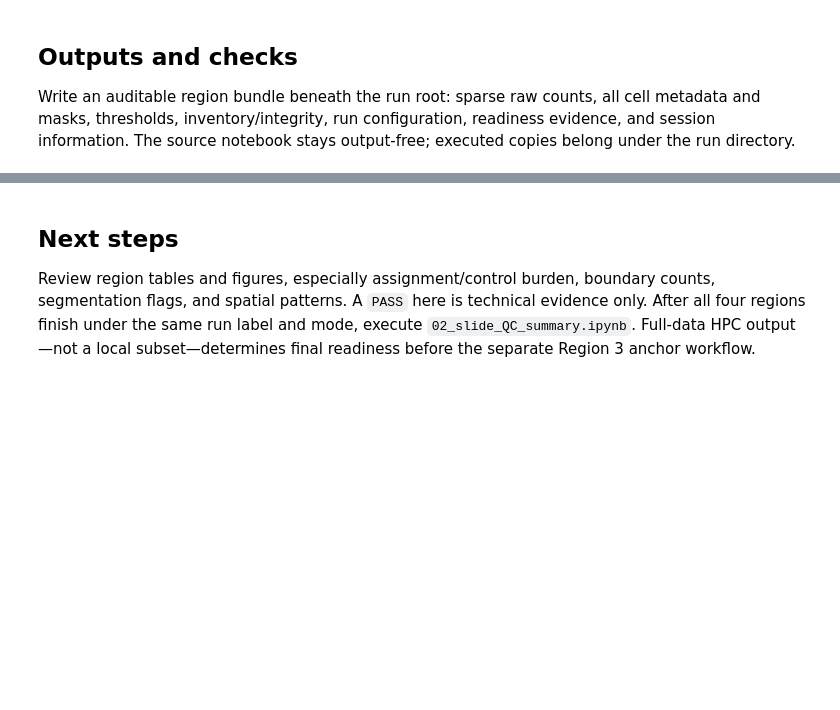
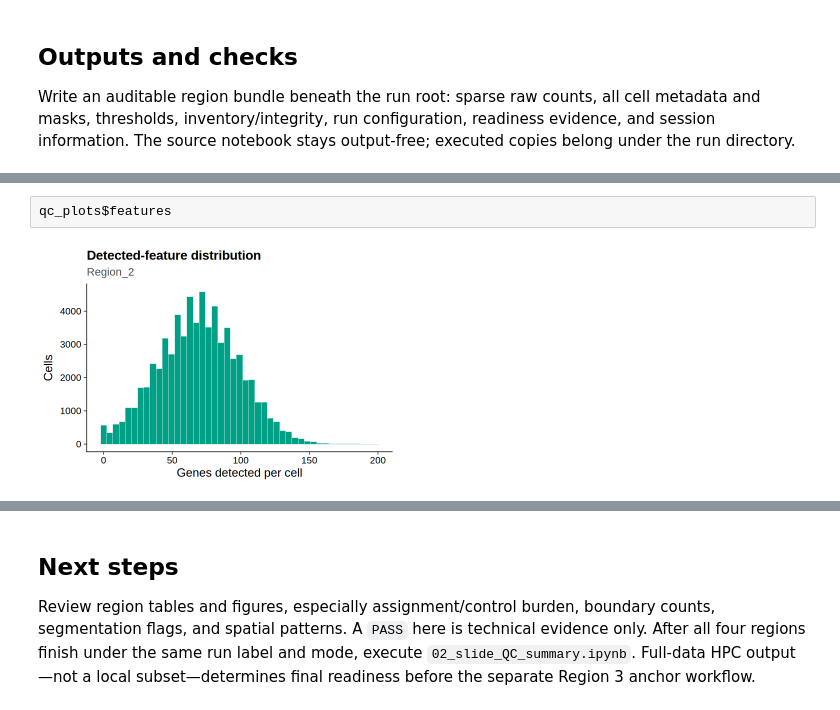
Before and after one commit to SharonWang/YNH_Xenium_scWAT, a Jupyter notebook: notebooks/01_QC_Region2.ipynb, the cells around one changed output, grey strips where cells are left out. Drawn from its saved outputs; the diff is of its cells as text; blank space fills up the shorter version.

```diff
--- a/notebooks/01_QC_Region2.ipynb
+++ b/notebooks/01_QC_Region2.ipynb
@@ -71,0 +96,4 @@ result
+# %%
+qc_plots$features
+# %% [output]
+[figure, added]
```
Also changed, not shown: parts of 9 cells of this notebook, 11 other files.
